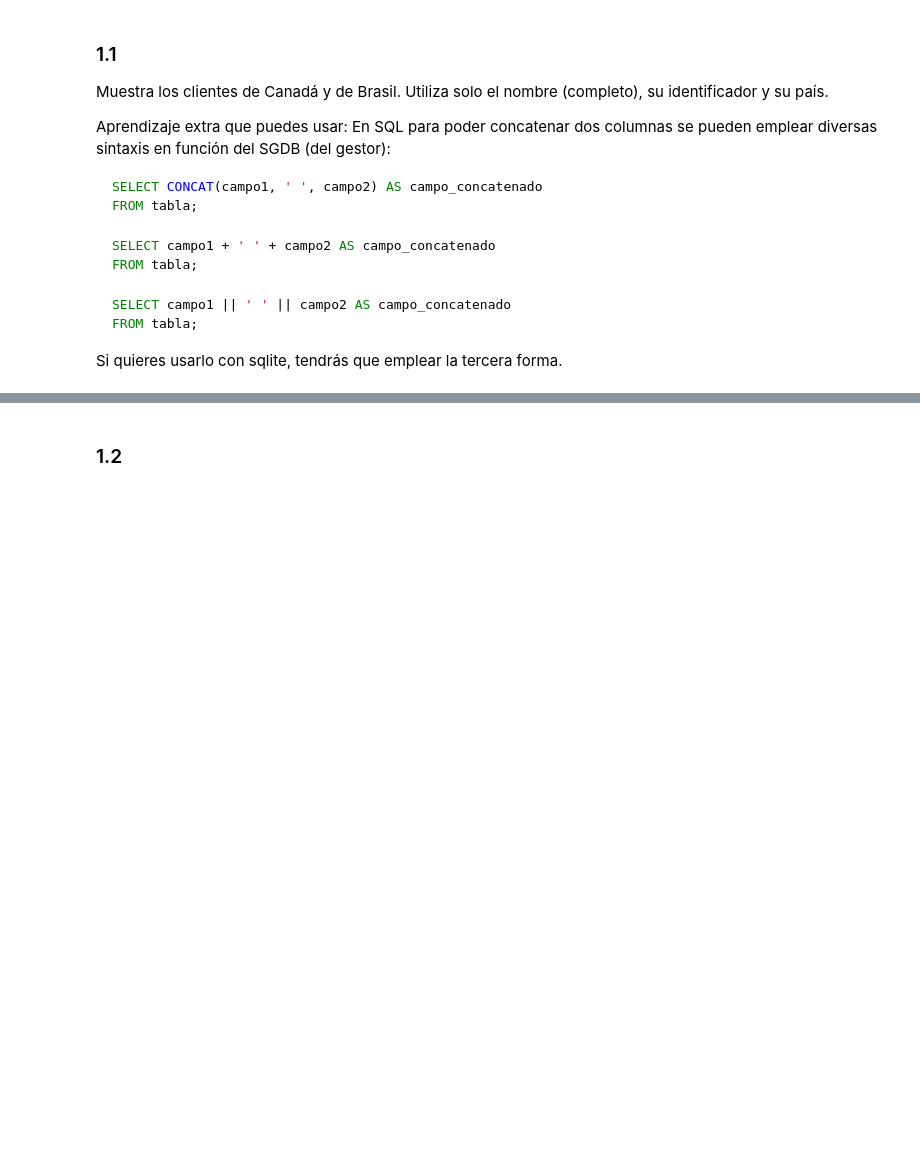
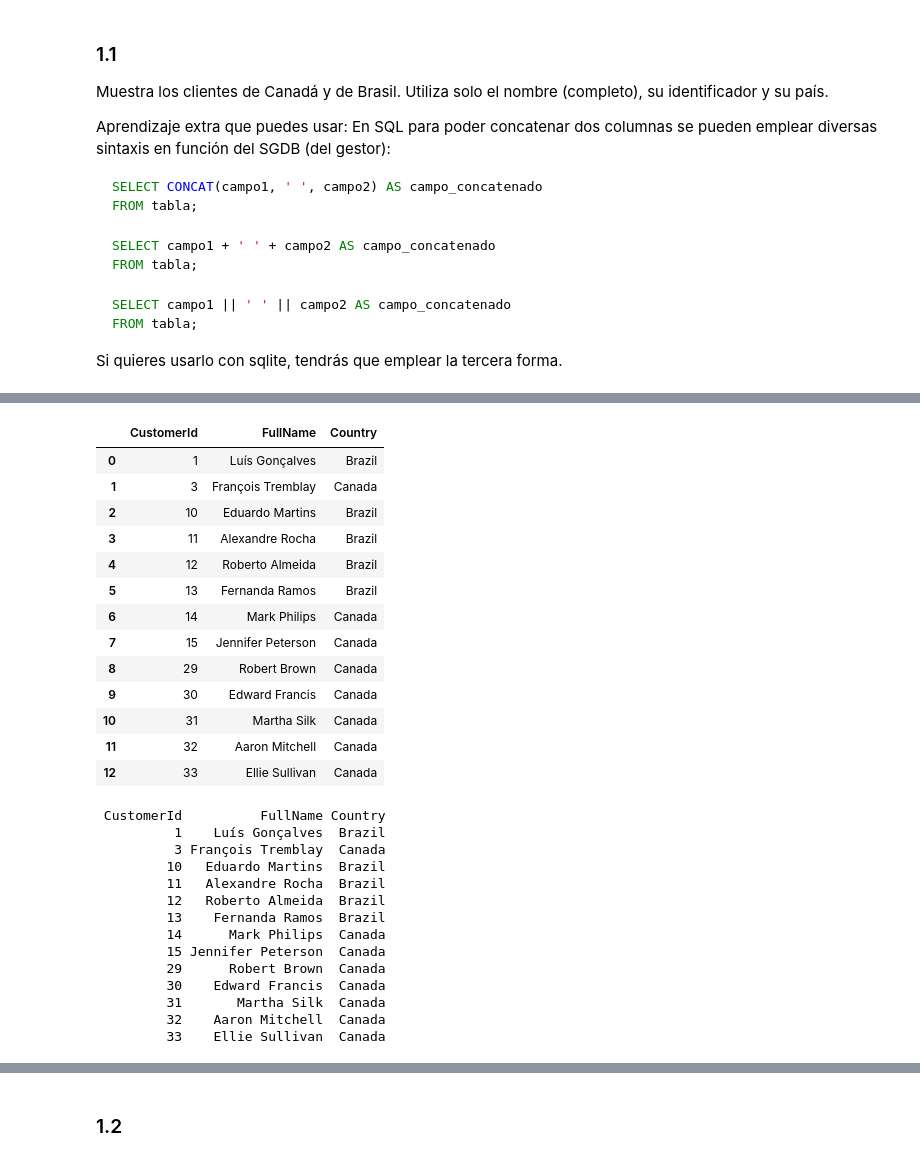
Before and after one commit to hardrockcae/hardrockcae-CAE-settings, a Jupyter notebook: 18_Practica_Obligatoria_SQL.ipynb, the cells around one changed output, grey strips where cells are left out. Drawn from its saved outputs; the diff is of its cells as text; code cells hidden in the pictures; blank space fills up the shorter version.

```diff
--- a/18_Practica_Obligatoria_SQL.ipynb
+++ b/18_Practica_Obligatoria_SQL.ipynb
@@ -184,0 +197,61 @@ print(result_df)
+# %%
+import sqlite3
+import pandas as pd
+from IPython.display import display
+display(df)
+
+# Crear la función personalizada sql_query
+def sql_query(query, connection):
+    # Ejecutar la consulta y cargar los resultados en un DataFrame
+    df = pd.read_sql_query(query, connection)
+
+    # Mostrar los resultados en un formato limpio
+    print(df.to_string(index=False))
+    return df
+
+# Ruta a la base de datos SQLite
+db_path = r"C:\practicas\03_Analisis_de_Datos\Sprint_06\Unidad_01\Practica_Obligatoria\data\chinook.db"
+
+# Conectar a la base de datos
+conexion = sqlite3.connect(db_path)
+
+# Definir la consulta SQL
+query = """
+SELECT CustomerId,
+       FirstName || ' ' || LastName AS FullName,
+       Country
+FROM customers
+WHERE Country IN ('Canada', 'Brazil');
+"""
+
+# Llamar a la función personalizada para ejecutar la consulta y mostrar los resultados
+resultado = sql_query(query, conexion)
+# %% [output]
+|  | CustomerId | FullName | Country |
+| 0 | 1 | Luís Gonçalves | Brazil |
+| 1 | 3 | François Tremblay | Canada |
+| 2 | 10 | Eduardo Martins | Brazil |
+| 3 | 11 | Alexandre Rocha | Brazil |
+| 4 | 12 | Roberto Almeida | Brazil |
+| 5 | 13 | Fernanda Ramos | Brazil |
+| 6 | 14 | Mark Philips | Canada |
+| 7 | 15 | Jennifer Peterson | Canada |
+| 8 | 29 | Robert Brown | Canada |
+| 9 | 30 | Edward Francis | Canada |
+| 10 | 31 | Martha Silk | Canada |
+| 11 | 32 | Aaron Mitchell | Canada |
+| 12 | 33 | Ellie Sullivan | Canada |
+ CustomerId          FullName Country
+          1    Luís Gonçalves  Brazil
+          3 François Tremblay  Canada
+         10   Eduardo Martins  Brazil
+         11   Alexandre Rocha  Brazil
+         12   Roberto Almeida  Brazil
+         13    Fernanda Ramos  Brazil
+         14      Mark Philips  Canada
+         15 Jennifer Peterson  Canada
+         29      Robert Brown  Canada
+         30    Edward Francis  Canada
+         31       Martha Silk  Canada
+         32    Aaron Mitchell  Canada
+         33    Ellie Sullivan  Canada
```
Also changed, not shown: parts of 29 cells of this notebook.
